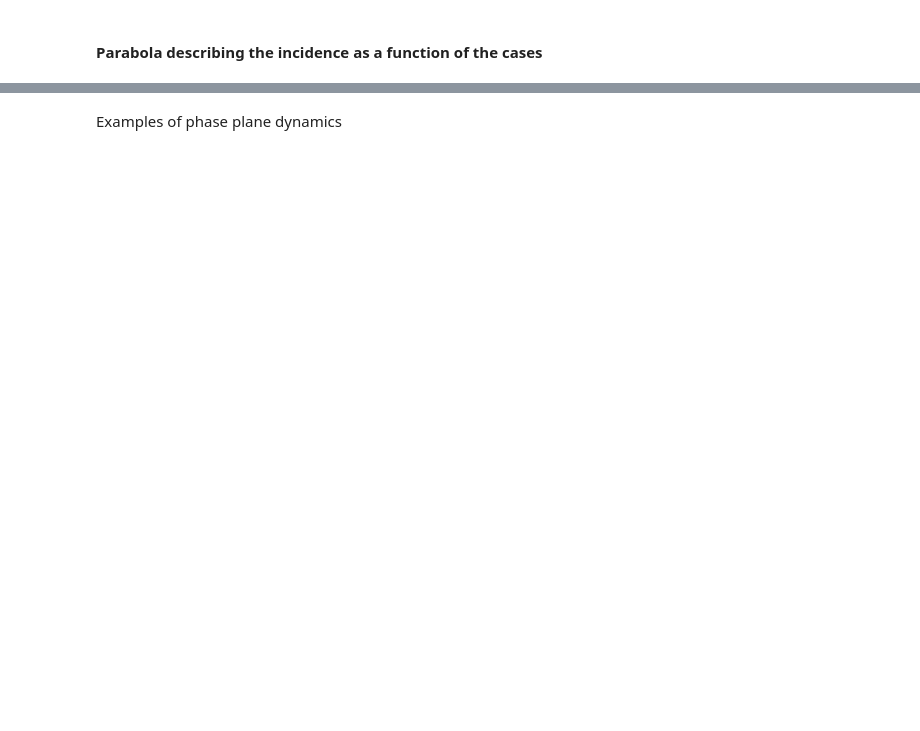
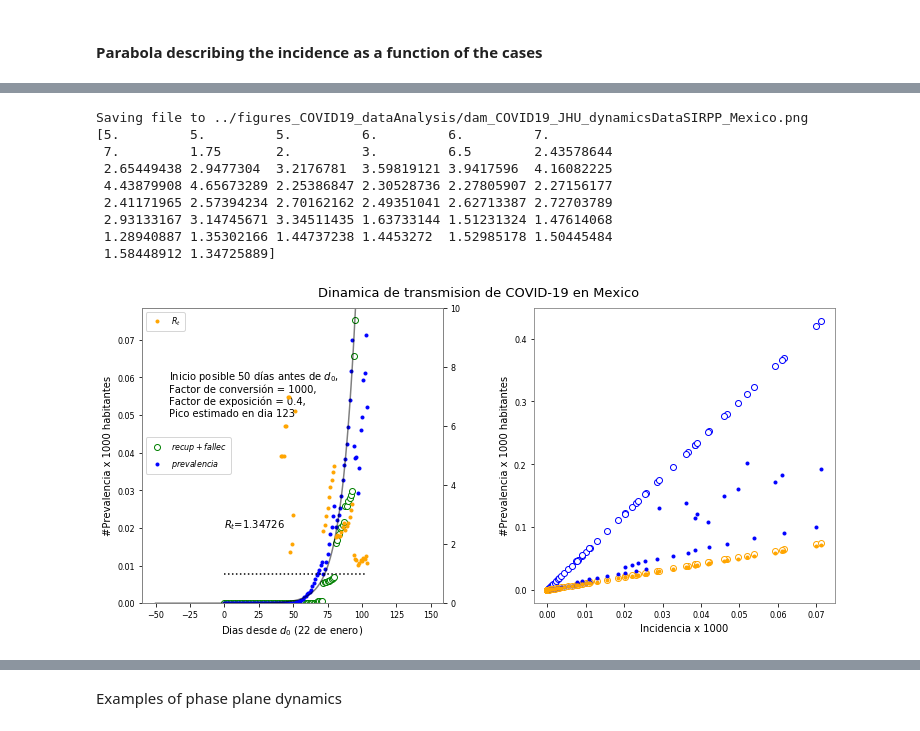
Before and after one commit to scab-unam/dam_COVID-19, a Jupyter notebook: dam_COVID19_code/dam_COVID19_IR-PhasePlanes_globalData.ipynb, the cells around one changed output, grey strips where cells are left out. Drawn from its saved outputs; the diff is of its cells as text; code cells hidden in the pictures; blank space fills up the shorter version.

```diff
--- a/dam_COVID19_code/dam_COVID19_IR-PhasePlanes_globalData.ipynb
+++ b/dam_COVID19_code/dam_COVID19_IR-PhasePlanes_globalData.ipynb
@@ -95,7 +98,6 @@ cases.head(10)
 # Description of the data so that the headers and the columns
 # without case data are distinguished
 # ------------------------------
-nRows,nCols=cases.shape
 cases.head(10)
 nHeaderRows=1;
 #
@@ -129,7 +131,7 @@ Pops_Millions = {'Algeria':43851044, 'Argentina':45195774,'Australia':25499884,'
                  'Canada':37742154, 'China':1439323776, 'Colombia':50882891,'Egypt':102334404,
                  'France':67886011,'Germany':83783942, 'Japan':126476461,'Korea, South':51269185,
                  'Indonesia':273523615, 'Iran':83992949,'Israel':8655535,'Italy':60461826,
-                 'Mexico':128932753, 'Niger':24206644, 'Singapore':5850342,
-                 'South Africa':59308690,'Spain':46754778,
+                 'Mexico':128932753, 'Niger':24206644, 'Pakistan':220892340,'Poland':37846611,'Singapore':5850342,
+                 'South Africa':59308690,'Spain':46754778, 'Sweden': 10099265,
                  'United Kingdom':67886011, 'US':331002651, 'Venezuela':28870195}
 # %% [output]
@@ -184,0 +276,23 @@ def dataSIR_Country(country,a=80,b=0.0002):
+# %%
+strCou='Mexico'
+CC= getSingleCountryData(G, popSize= Pops_Millions, cou=strCou)
+CC= dataSIR_Country(CC,a=6, b= 0.825)
+
+convFact=0.001; densFact=1000
+p['timeStamps']= np.arange(0,200)
+p['nSteps']= len(p['timeStamps'])
+N,W,I= randNIWDynamics(p, rhs=randNIWIncidence, nonAutPars={})
+INon= np.array([I[m][0] for m in range(len(I))])
+IMild= np.array([I[m][1] for m in range(len(I))])
+ISevere= np.array([I[m][2] for m in range(len(I))])
+IFatal= np.array([I[m][3] for m in range(len(I))])
+ITot = (INon+IMild+ISevere+IFatal)*convFact*densFact
+xx = np.float64(N*convFact*densFact)/CC['popSize']
+ww = np.float64(W*convFact*densFact)/CC['popSize']
+yyTot = np.float64(ITot*convFact*densFact)/CC['popSize']
+yySev = np.float64(ISevere*convFact*densFact)/CC['popSize']
+yyFat = np.float64(IFatal*convFact*densFact)/CC['popSize']
+yyMld = np.float64(IMild*convFact*densFact)/CC['popSize']
+yyNon = np.float64(INon*convFact*densFact)/CC['popSize']
+#gr.plot(p['timeStamps'],xx)
+#gr.plot(p['timeStamps'],ww)
@@ -184,0 +341,27 @@ def dataSIR_Country(country,a=80,b=0.0002):
+# %%
+ff =gr.figure(figsize=(11,5)); gr.ioff(); rows=1;cols=2
+ax1=ff.add_subplot(rows,cols,1)
+ax2=ff.add_subplot(rows,cols,2)
+densFact=10**3
+tax2=plotDataSIRMexico(CC,ax1,ax2,densFact)
+ax1.plot(p['timeStamps']-p['offset'],yyTot,'k',alpha=0.5)
+str1=u'''Inicio posible %d días antes de $d_0$, \nFactor de conversión = %g, \nFactor de exposición = %g, \nPico estimado en dia %d '''%(p['offset'],1/convFact,p['exposure_N'], yyTot.argmax()-p['offset'])
+ax1.text(-40,0.05,str1)
+gr.ion();gr.draw()
+fN= '../figures_COVID19_dataAnalysis/dam_COVID19_JHU_dynamicsDataSIRPP_%s.png'%strCou
+ff.suptitle('Dinamica de transmision de COVID-19 en Mexico')
+ff.subplots_adjust(left=0.075,bottom=0.1,right=0.95,top=0.92,wspace=0.3,hspace=0.25)
+ff.savefig(fN)
+print('Saving file to %s'%fN)
+print(CC['R_t'][CC['R_t']<10])
+# %% [output]
+Saving file to ../figures_COVID19_dataAnalysis/dam_COVID19_JHU_dynamicsDataSIRPP_Mexico.png
+[5.         5.         5.         6.         6.         7.
+ 7.         1.75       2.         3.         6.5        2.43578644
+ 2.65449438 2.9477304  3.2176781  3.59819121 3.9417596  4.16082225
+ 4.43879908 4.65673289 2.25386847 2.30528736 2.27805907 2.27156177
+ 2.41171965 2.57394234 2.70162162 2.49351041 2.62713387 2.72703789
+ 2.93133167 3.14745671 3.34511435 1.63733144 1.51231324 1.47614068
+ 1.28940887 1.35302166 1.44737238 1.4453272  1.52985178 1.50445484
+ 1.58448912 1.34725889]
+[figure, added]
```
Also changed, not shown: parts of 29 cells of this notebook, 28 other files.
